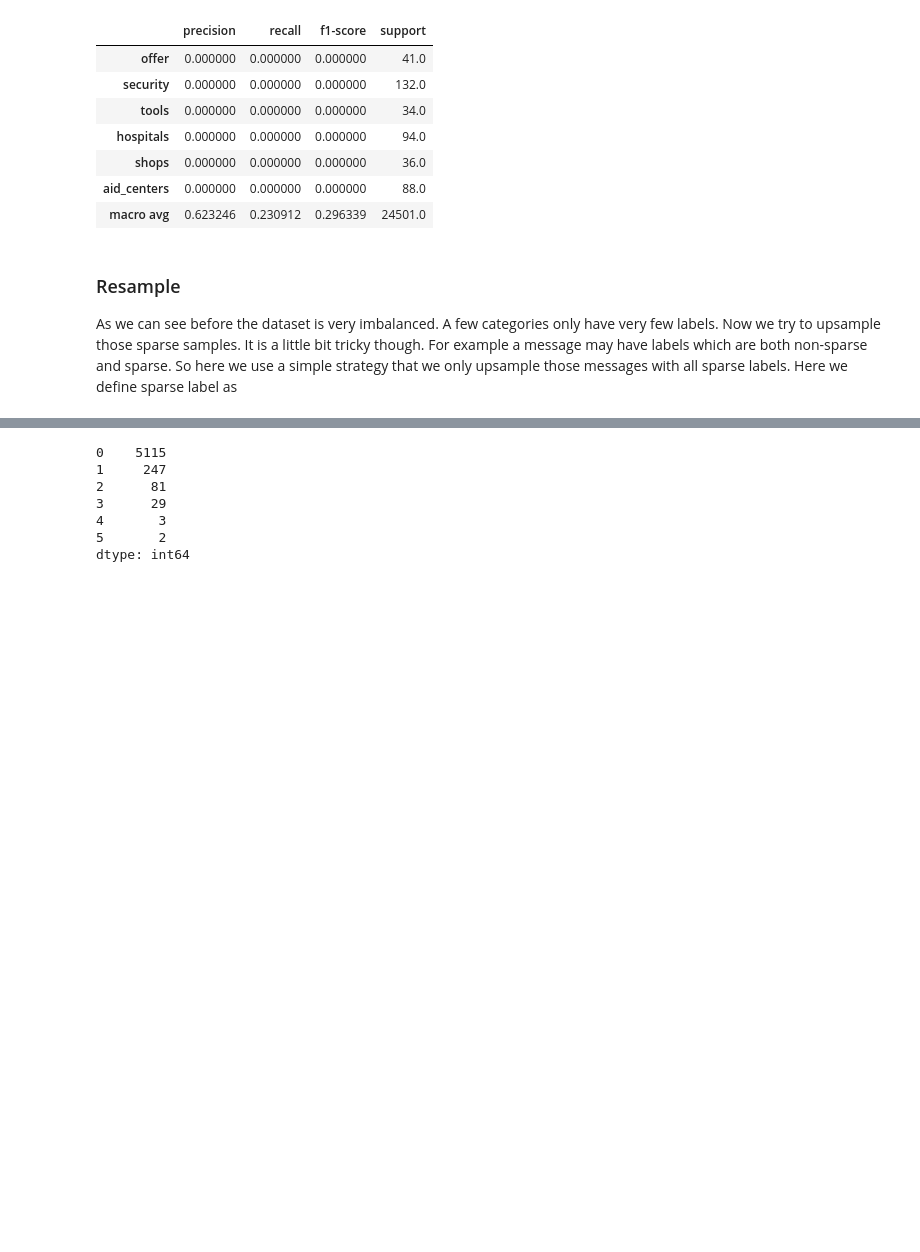
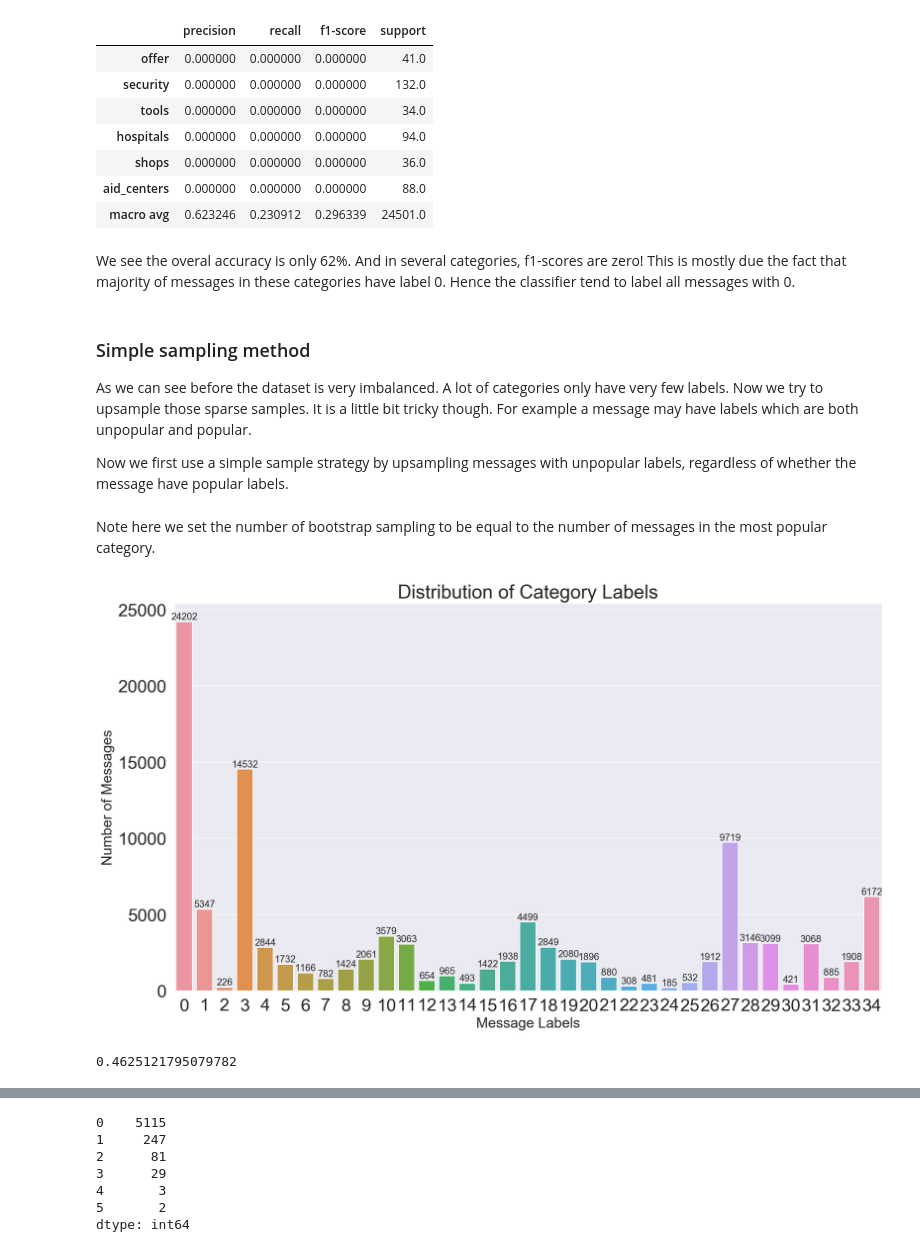
Before and after one commit to suebatista/Disaster-Response-Pipeline-Udacity, a Jupyter notebook: ML Pipeline Preparation.ipynb, the cells around one changed output, grey strips where cells are left out. Cells and saved outputs as stored; diff of their text form; code cells hidden in the pictures; blank space fills up the shorter version.

```diff
--- a/ML Pipeline Preparation.ipynb
+++ b/ML Pipeline Preparation.ipynb
@@ -265,4 +304,6 @@ model_original.evaluate(df)
 # %%
+model_original.fit(df)
+model_original.evaluate()
 report_original = model_original.report
 report_orginal[(report_orginal['precision'] == 0.0) | (report_original.index == 'macro avg')]
 # %% [output]
@@ -274,7 +315,11 @@ report_orginal[(report_orginal['precision'] == 0.0) | (report_original.index ==
 | shops | 0.000000 | 0.000000 | 0.000000 | 36.0 |
 | aid_centers | 0.000000 | 0.000000 | 0.000000 | 88.0 |
 | macro avg | 0.623246 | 0.230912 | 0.296339 | 24501.0 |
+# %% [markdown]
+We see the overal accuracy is only 62%. And in several categories, f1-scores are zero! This is mostly due the fact that majority of messages in these categories have label 0. Hence the classifier tend to label all messages with 0.
 # %% [markdown]
-### Resample
+### Simple sampling method
 
-As we can see before the dataset is very imbalanced. A few categories only have very few labels. Now we try to upsample those sparse samples. It is a little bit tricky though. For example a message may have labels which are both non-sparse and sparse. So here we use a simple strategy that we only upsample those messages with all sparse labels. Here we define sparse label as
+As we can see before the dataset is very imbalanced. A lot of categories only have very few labels. Now we try to upsample those sparse samples. It is a little bit tricky though. For example a message may have labels which are both unpopular and popular.
+
+Now we first use a simple sample strategy by upsampling messages with unpopular labels, regardless of whether the message have popular labels.
@@ -286,8 +330,19 @@ sub_cats = categories[categories['related'] == 1].drop(columns = 'related')
 label_counts = sub_cats.sum().values
 criteria = label_counts/df.shape[0] < 0.05
 sparse_label = list(sub_cats.columns[criteria])
-# %%
-# categories don't need to upsample
-# we choose the top-3 most popular labels
-label_counts = sub_cats.sum().sort_values(ascending = False)
-pop_label = list(label_counts[:3].index)
+# %% [markdown]
+Note here we set the number of bootstrap sampling to be equal to the number of messages in the most popular category.
+# %%
+upsample_num = np.sort(label_counts)[::-1][0]
+msg_simple_sample = df[df[sparse_label].any(axis = 1)].sample(n = upsample_num, replace = True, random_state = 0)
+df_simple_sample = pd.concat([msg_simple_sample, df[~df[sparse_label].any(axis = 1)]])
+# %%
+model_simple_sample = ML_classifier()
+model_simple_sample.plot_dist(df_simple_sample)
+# %% [output]
+[figure, added]
+# %%
+model_simple_sample.fit(df_simple_sample)
+model_simple_sample.evaluate()
+# %% [output]
+0.4625121795079782
```
Also changed, not shown: parts of 29 cells of this notebook, 1 other file.
